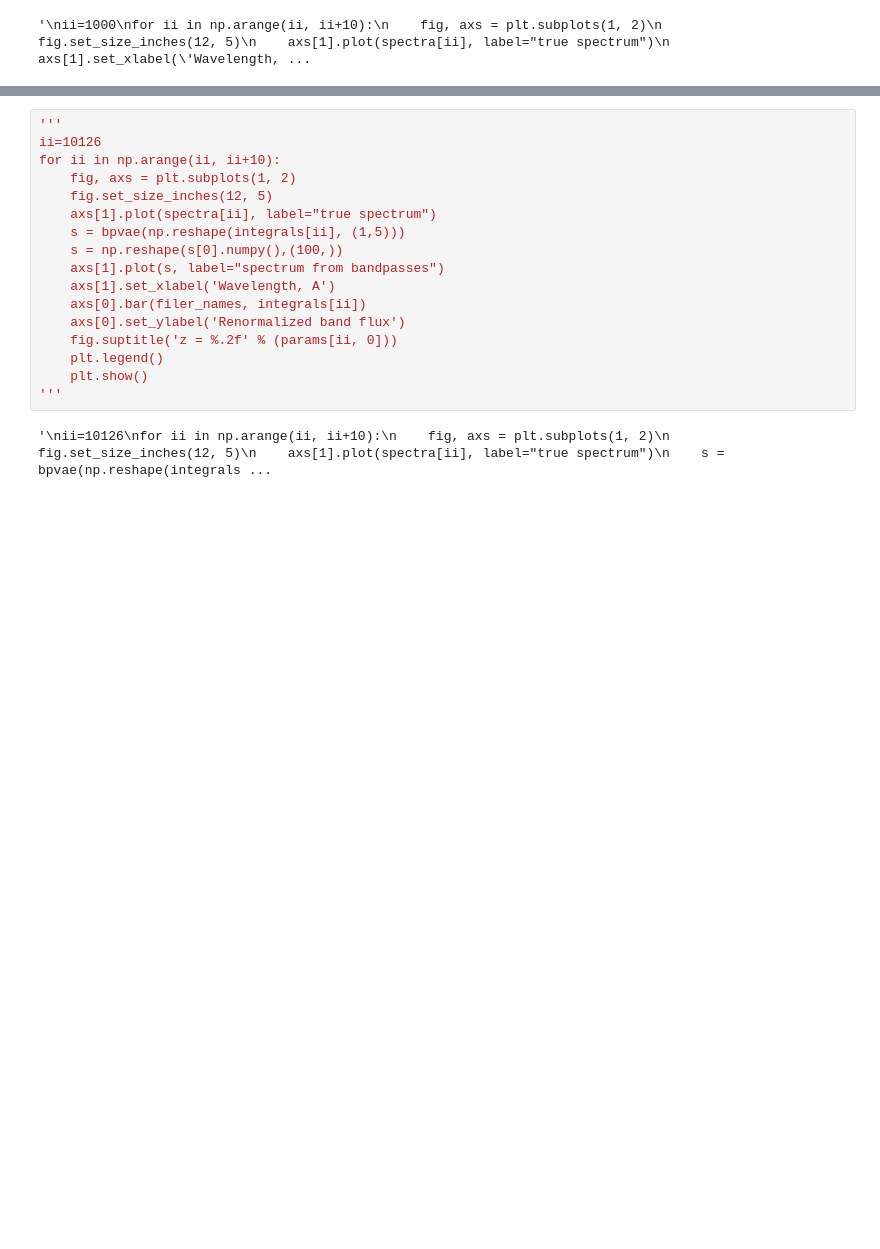
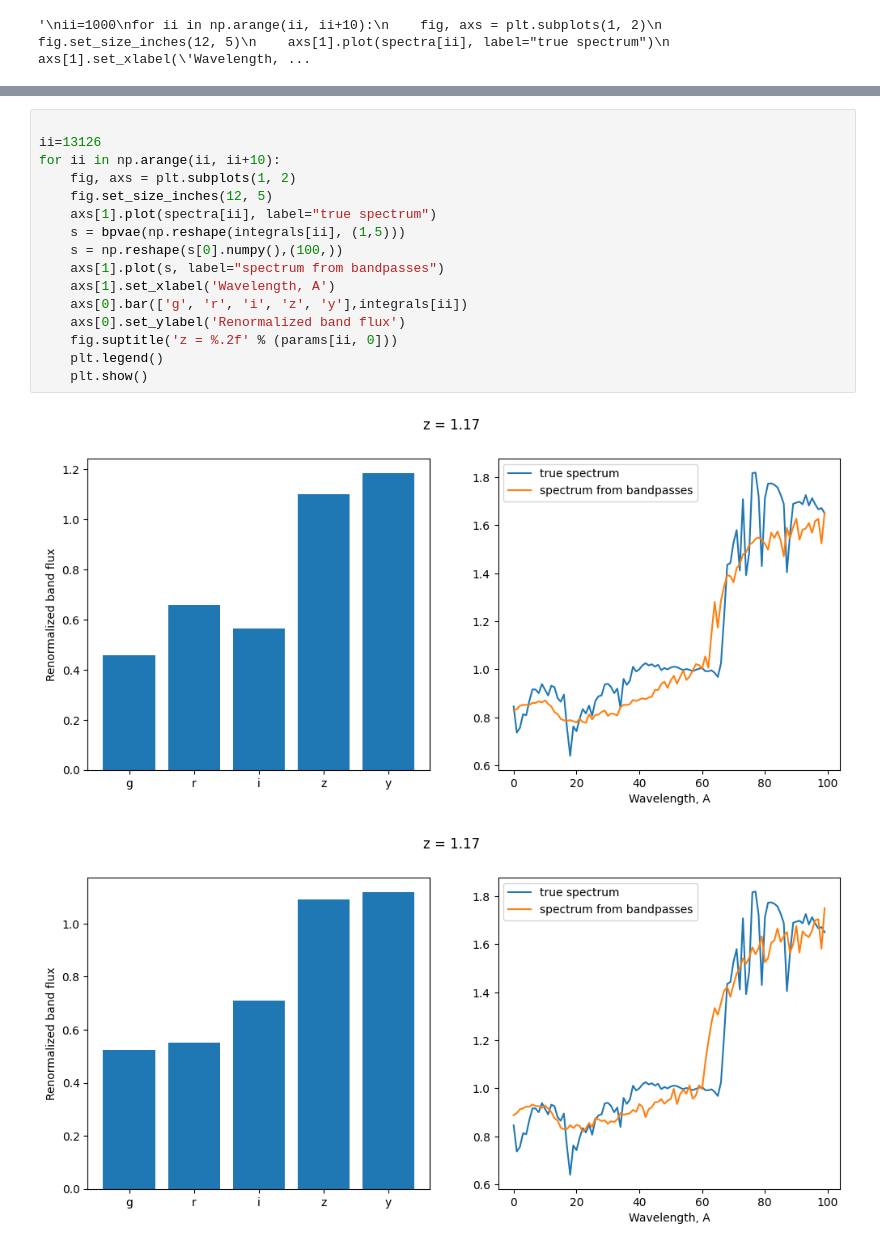
Before and after one commit to astrodeepnet/vae_mpoe, a Jupyter notebook: VAE_HSC_interp_PEGASE_2_sampling_spectrain.ipynb, the cells around one changed output, grey strips where cells are left out. Drawn from its saved outputs; the diff is of its cells as text; blank space fills up the shorter version.

```diff
--- a/VAE_HSC_interp_PEGASE_2_sampling_spectrain.ipynb
+++ b/VAE_HSC_interp_PEGASE_2_sampling_spectrain.ipynb
@@ -228,19 +411,19 @@ Epoch 50: saving model to /data/kirg/MMVAE/epochs/BandPassVAE/weights_epoch_50.w
 # %%
-'''
-ii=10126
+
+ii=13126
 for ii in np.arange(ii, ii+10):
     fig, axs = plt.subplots(1, 2)
     fig.set_size_inches(12, 5)
     axs[1].plot(spectra[ii], label="true spectrum")
     s = bpvae(np.reshape(integrals[ii], (1,5)))
     s = np.reshape(s[0].numpy(),(100,))
     axs[1].plot(s, label="spectrum from bandpasses")
     axs[1].set_xlabel('Wavelength, A')
-    axs[0].bar(filer_names, integrals[ii])
+    axs[0].bar(['g', 'r', 'i', 'z', 'y'],integrals[ii])
     axs[0].set_ylabel('Renormalized band flux')
     fig.suptitle('z = %.2f' % (params[ii, 0]))
     plt.legend()
     plt.show()
-'''
 # %% [output]
-'\nii=10126\nfor ii in np.arange(ii, ii+10):\n    fig, axs = plt.subplots(1, 2)\n    fig.set_size_inches(12, 5)\n    axs[1].plot(spectra[ii], label="true spectrum")\n    s = bpvae(np.reshape(integrals ...
+[figure, added]
+[figure, added]
```
Also changed, not shown: parts of 31 cells of this notebook, 2 other files.
